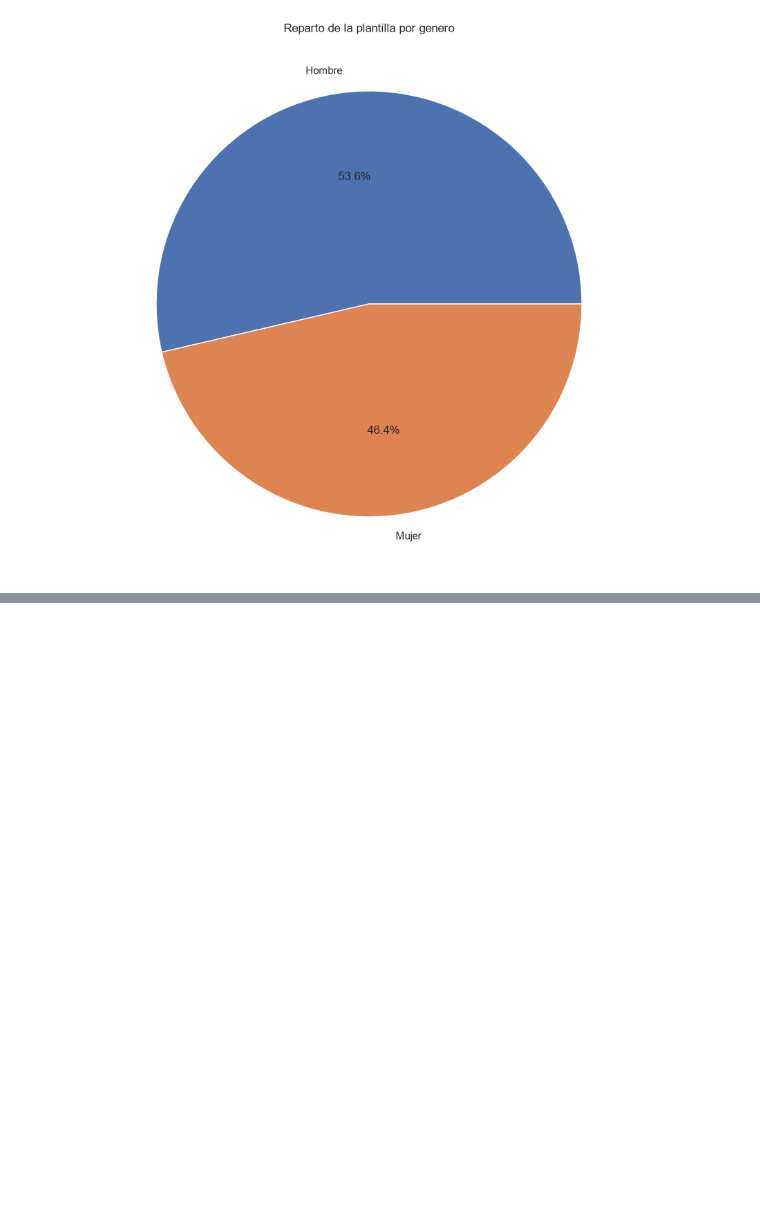
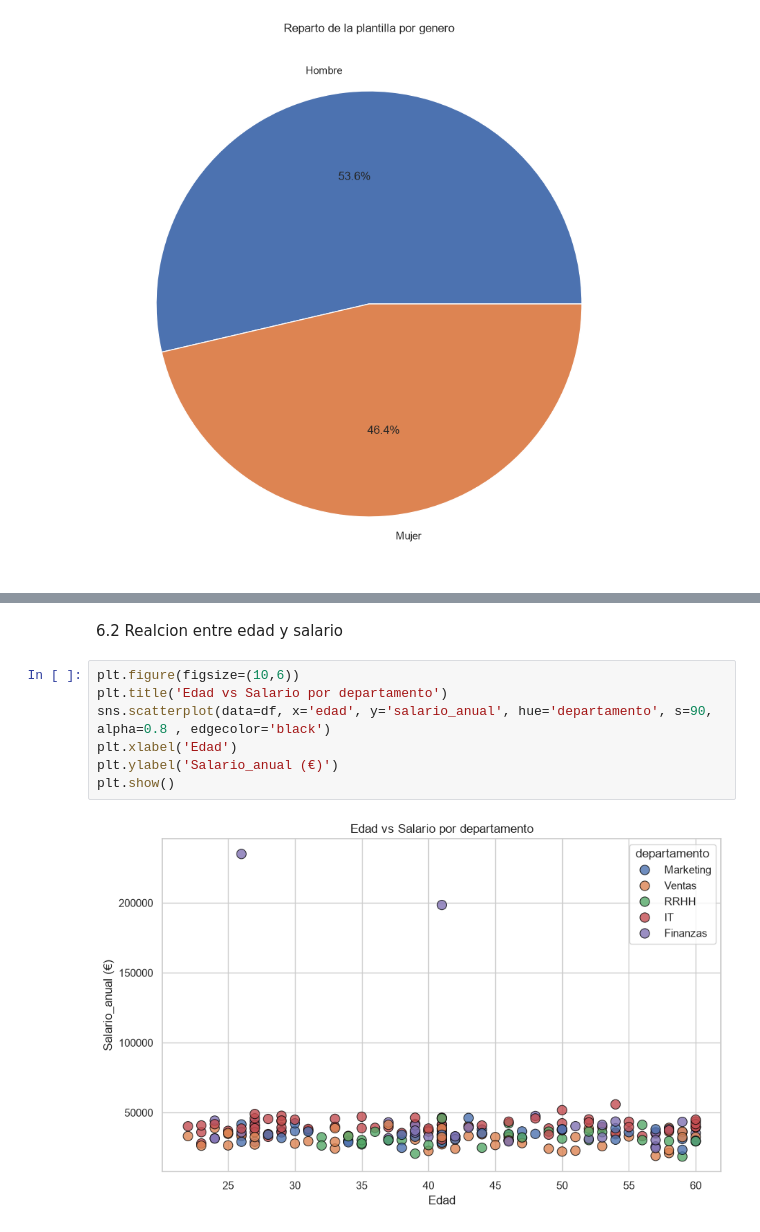
Before and after one commit to nietomoreno84-lgtm/clases_python_bigdata, a Jupyter notebook: 10_visulalizacion_datos/EDA_empleados_rrhh.ipynb, the cells around one changed output, grey strips where cells are left out. Cells and saved outputs as stored; diff of their text form; blank space fills up the shorter version.

```diff
--- a/10_visulalizacion_datos/EDA_empleados_rrhh.ipynb
+++ b/10_visulalizacion_datos/EDA_empleados_rrhh.ipynb
@@ -296,0 +371,11 @@ plt.pie(conteo_genero, labels=conteo_genero.index, autopct='%1.1f%%' )
+# %% [markdown]
+6.2 Realcion entre edad y salario
+# %%
+plt.figure(figsize=(10,6))
+plt.title('Edad vs Salario por departamento')
+sns.scatterplot(data=df, x='edad', y='salario_anual', hue='departamento', s=90, alpha=0.8 , edgecolor='black')
+plt.xlabel('Edad')
+plt.ylabel('Salario_anual (€)')
+plt.show()
+# %% [output]
+[figure, added]
```
Also changed, not shown: parts of 17 cells of this notebook.
